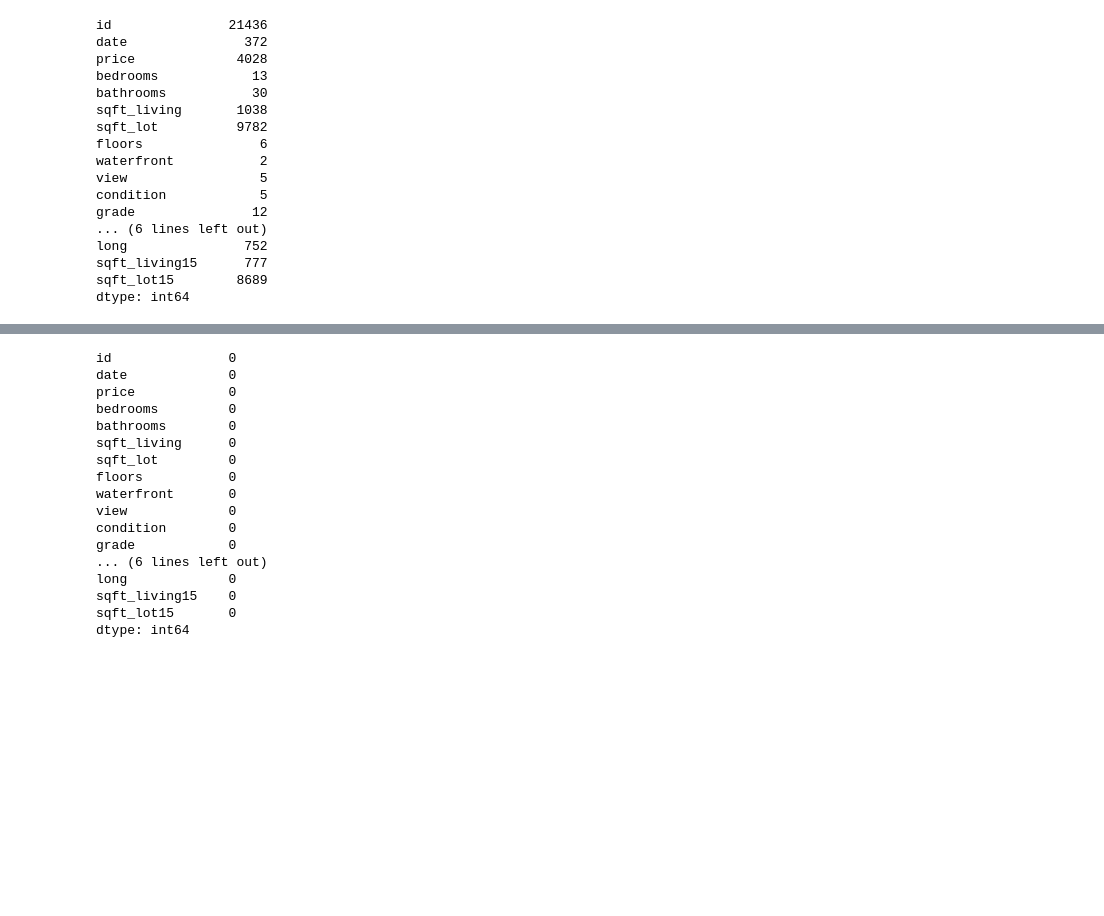
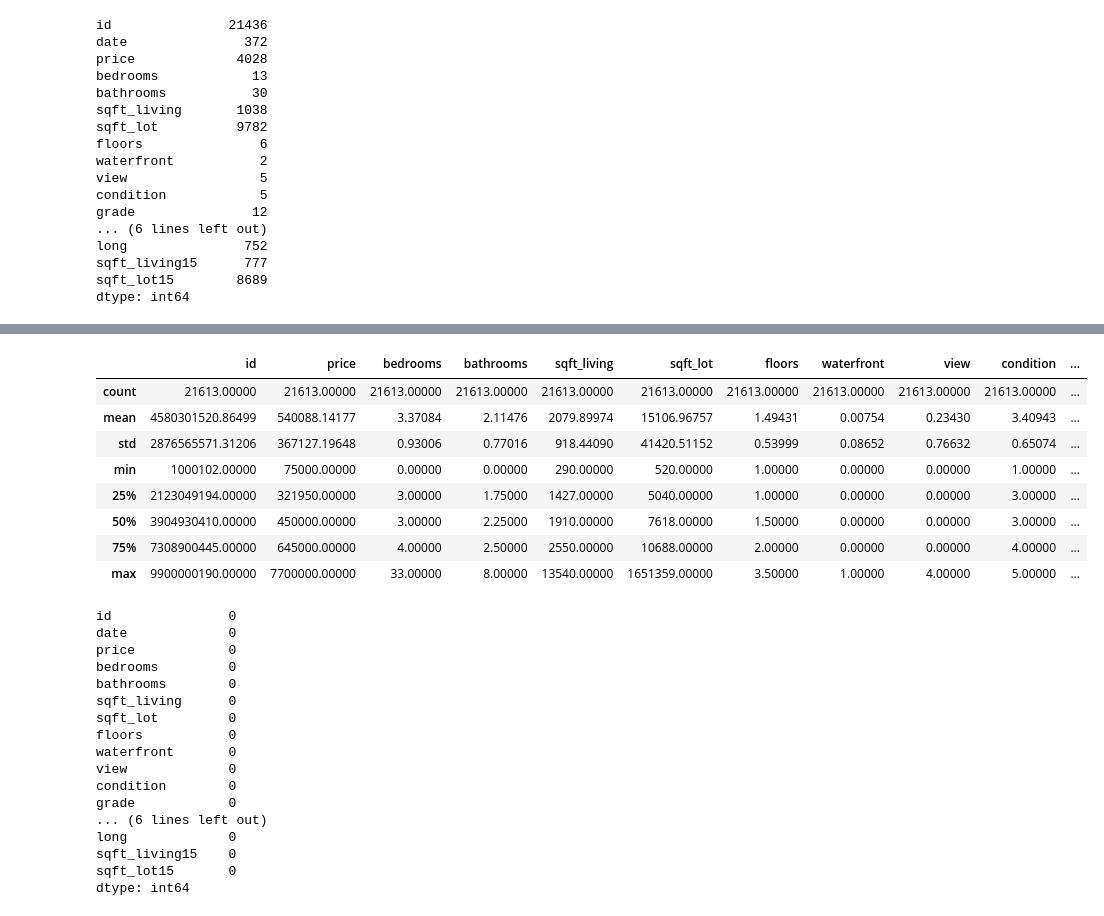
Before and after one commit to cmordi/redfin-pipeline, a Jupyter notebook: housing_model.ipynb, the cells around one changed output, grey strips where cells are left out. Drawn from its saved outputs; the diff is of its cells as text; code cells hidden in the pictures; blank space fills up the shorter version.

```diff
--- a/housing_model.ipynb
+++ b/housing_model.ipynb
@@ -77,3 +94,16 @@ df.describe()
+# %%
+#wrote it this way instead of simply "df.describe()" because by using that i was getting my values in scientific notation
+df.describe().apply(lambda s: s.apply("{0:.5f}".format))
+# %% [output]
+|  | id | price | bedrooms | bathrooms | sqft_living | sqft_lot | floors | waterfront | view | condition | ... |
+| count | 21613.00000 | 21613.00000 | 21613.00000 | 21613.00000 | 21613.00000 | 21613.00000 | 21613.00000 | 21613.00000 | 21613.00000 | 21613.00000 | ... |
+| mean | 4580301520.86499 | 540088.14177 | 3.37084 | 2.11476 | 2079.89974 | 15106.96757 | 1.49431 | 0.00754 | 0.23430 | 3.40943 | ... |
+| std | 2876565571.31206 | 367127.19648 | 0.93006 | 0.77016 | 918.44090 | 41420.51152 | 0.53999 | 0.08652 | 0.76632 | 0.65074 | ... |
+| min | 1000102.00000 | 75000.00000 | 0.00000 | 0.00000 | 290.00000 | 520.00000 | 1.00000 | 0.00000 | 0.00000 | 1.00000 | ... |
+| 25% | 2123049194.00000 | 321950.00000 | 3.00000 | 1.75000 | 1427.00000 | 5040.00000 | 1.00000 | 0.00000 | 0.00000 | 3.00000 | ... |
+| 50% | 3904930410.00000 | 450000.00000 | 3.00000 | 2.25000 | 1910.00000 | 7618.00000 | 1.50000 | 0.00000 | 0.00000 | 3.00000 | ... |
+| 75% | 7308900445.00000 | 645000.00000 | 4.00000 | 2.50000 | 2550.00000 | 10688.00000 | 2.00000 | 0.00000 | 0.00000 | 4.00000 | ... |
+| max | 9900000190.00000 | 7700000.00000 | 33.00000 | 8.00000 | 13540.00000 | 1651359.00000 | 3.50000 | 1.00000 | 4.00000 | 5.00000 | ... |
 # %%
 #put this here to show that there are no null values in the dataset
 df.isna().sum()
```
Also changed, not shown: parts of 13 cells of this notebook.
